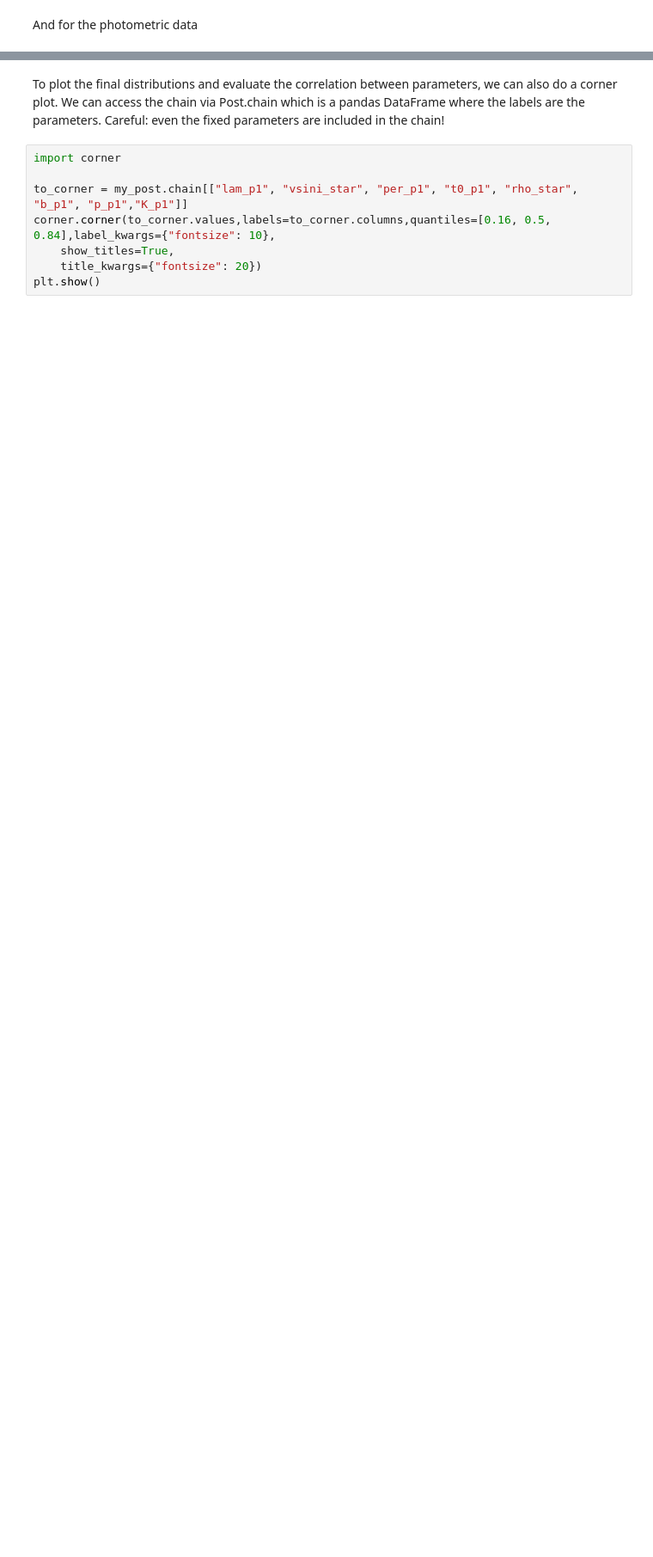
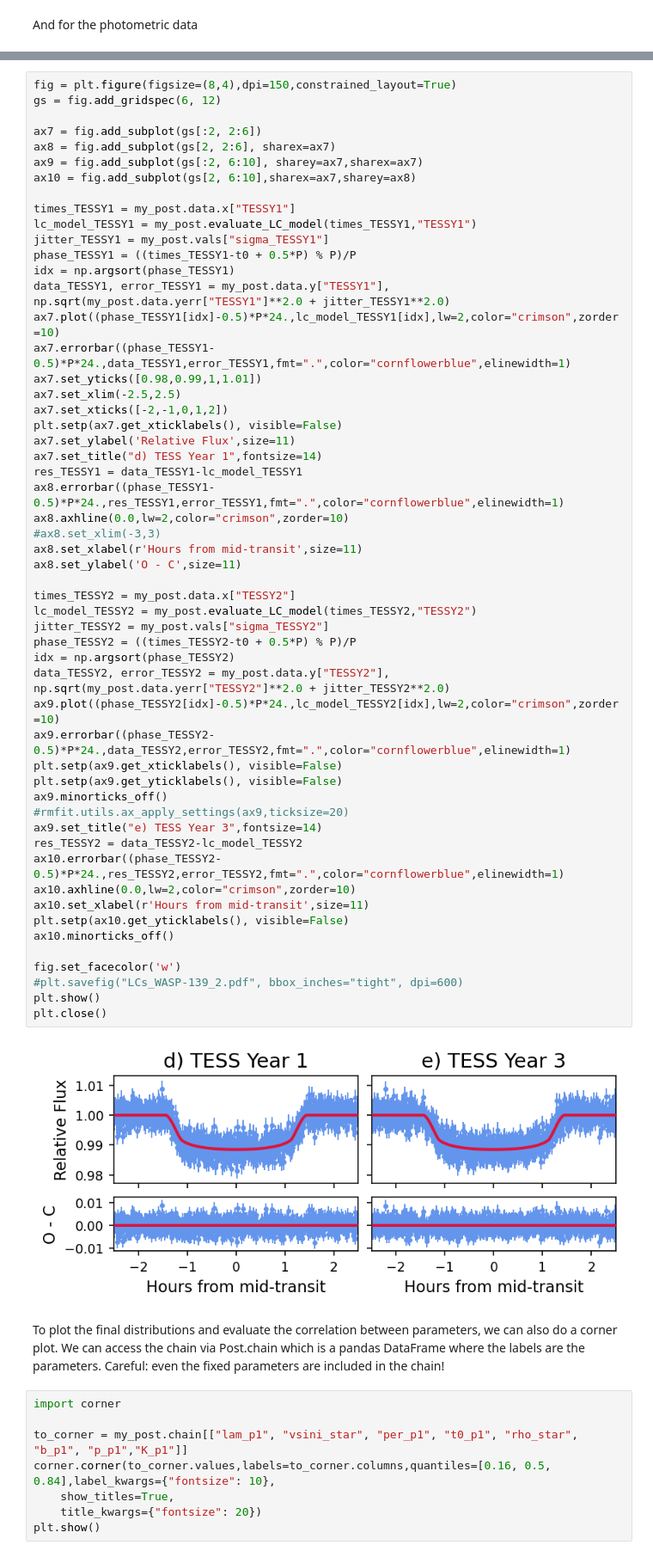
Before and after one commit to jiespinozar/ironman, a Jupyter notebook: Examples/Example 1 Fitting.ipynb, the cells around one changed output, grey strips where cells are left out. Shown at 86% size. Saved outputs shown, nothing was run; the diff lists cells and outputs as text; blank space fills up the shorter version.

```diff
--- a/Examples/Example 1 Fitting.ipynb
+++ b/Examples/Example 1 Fitting.ipynb
@@ -315,3 +294,59 @@ plt.show()
+# %%
+fig = plt.figure(figsize=(8,4),dpi=150,constrained_layout=True)
+gs = fig.add_gridspec(6, 12)
+
+ax7 = fig.add_subplot(gs[:2, 2:6])
+ax8 = fig.add_subplot(gs[2, 2:6], sharex=ax7)
+ax9 = fig.add_subplot(gs[:2, 6:10], sharey=ax7,sharex=ax7)
+ax10 = fig.add_subplot(gs[2, 6:10],sharex=ax7,sharey=ax8)
+
+times_TESSY1 = my_post.data.x["TESSY1"]
+lc_model_TESSY1 = my_post.evaluate_LC_model(times_TESSY1,"TESSY1")
+jitter_TESSY1 = my_post.vals["sigma_TESSY1"]
+phase_TESSY1 = ((times_TESSY1-t0 + 0.5*P) % P)/P
+idx = np.argsort(phase_TESSY1)
+data_TESSY1, error_TESSY1 = my_post.data.y["TESSY1"], np.sqrt(my_post.data.yerr["TESSY1"]**2.0 + jitter_TESSY1**2.0)
+ax7.plot((phase_TESSY1[idx]-0.5)*P*24.,lc_model_TESSY1[idx],lw=2,color="crimson",zorder=10)
+ax7.errorbar((phase_TESSY1-0.5)*P*24.,data_TESSY1,error_TESSY1,fmt=".",color="cornflowerblue",elinewidth=1)
+ax7.set_yticks([0.98,0.99,1,1.01])
+ax7.set_xlim(-2.5,2.5)
+ax7.set_xticks([-2,-1,0,1,2])
+plt.setp(ax7.get_xticklabels(), visible=False)
+ax7.set_ylabel('Relative Flux',size=11)
+ax7.set_title("d) TESS Year 1",fontsize=14)
+res_TESSY1 = data_TESSY1-lc_model_TESSY1
+ax8.errorbar((phase_TESSY1-0.5)*P*24.,res_TESSY1,error_TESSY1,fmt=".",color="cornflowerblue",elinewidth=1)
+ax8.axhline(0.0,lw=2,color="crimson",zorder=10)
+#ax8.set_xlim(-3,3)
+ax8.set_xlabel(r'Hours from mid-transit',size=11)
+ax8.set_ylabel('O - C',size=11)
+
+times_TESSY2 = my_post.data.x["TESSY2"]
+lc_model_TESSY2 = my_post.evaluate_LC_model(times_TESSY2,"TESSY2")
+jitter_TESSY2 = my_post.vals["sigma_TESSY2"]
+phase_TESSY2 = ((times_TESSY2-t0 + 0.5*P) % P)/P
+idx = np.argsort(phase_TESSY2)
+data_TESSY2, error_TESSY2 = my_post.data.y["TESSY2"], np.sqrt(my_post.data.yerr["TESSY2"]**2.0 + jitter_TESSY2**2.0)
+ax9.plot((phase_TESSY2[idx]-0.5)*P*24.,lc_model_TESSY2[idx],lw=2,color="crimson",zorder=10)
+ax9.errorbar((phase_TESSY2-0.5)*P*24.,data_TESSY2,error_TESSY2,fmt=".",color="cornflowerblue",elinewidth=1)
+plt.setp(ax9.get_xticklabels(), visible=False)
+plt.setp(ax9.get_yticklabels(), visible=False)
+ax9.minorticks_off()
+#rmfit.utils.ax_apply_settings(ax9,ticksize=20)
+ax9.set_title("e) TESS Year 3",fontsize=14)
+res_TESSY2 = data_TESSY2-lc_model_TESSY2
+ax10.errorbar((phase_TESSY2-0.5)*P*24.,res_TESSY2,error_TESSY2,fmt=".",color="cornflowerblue",elinewidth=1)
+ax10.axhline(0.0,lw=2,color="crimson",zorder=10)
+ax10.set_xlabel(r'Hours from mid-transit',size=11)
+plt.setp(ax10.get_yticklabels(), visible=False)
+ax10.minorticks_off()
+
+fig.set_facecolor('w')
+#plt.savefig("LCs_WASP-139_2.pdf", bbox_inches="tight", dpi=600)
+plt.show()
+plt.close()
+# %% [output]
+[figure, added]
 # %% [markdown]
 To plot the final distributions and evaluate the correlation between parameters, we can also do a corner plot. We can access the chain via Post.chain which is a pandas DataFrame where the labels are the parameters. Careful: even the fixed parameters are included in the chain!
 # %%
```
Also changed, not shown: parts of 10 cells of this notebook, 2 other files.
